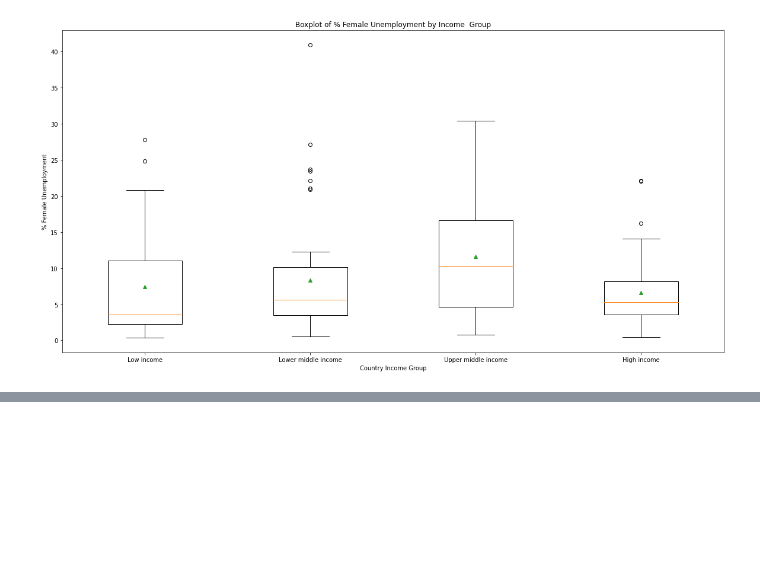
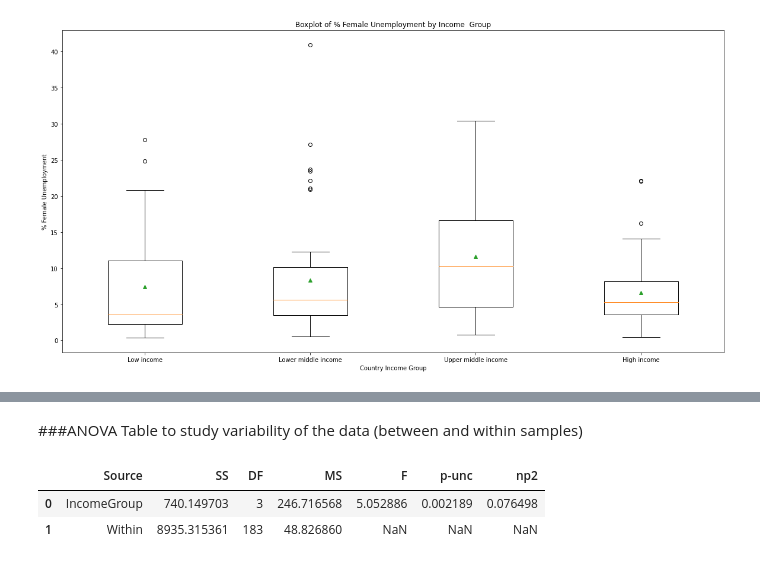
Before and after one commit to panditadata/Another-WorldBank-With-A-Little-Bit-Of-Spice, a Jupyter notebook: World_Bank_Education_Data_Analysis.ipynb, the cells around one changed output, grey strips where cells are left out. Cells and saved outputs as stored; diff of their text form; code cells hidden in the pictures; blank space fills up the shorter version.

```diff
--- a/World_Bank_Education_Data_Analysis.ipynb
+++ b/World_Bank_Education_Data_Analysis.ipynb
@@ -364,0 +767,9 @@ plt.show()
+# %% [markdown]
+###ANOVA Table to study variability of the data (between and within samples)
+# %%
+aov= pg.anova(dv='2019', between='IncomeGroup',data= merged_data_clean,detailed=True)
+aov
+# %% [output]
+|  | Source | SS | DF | MS | F | p-unc | np2 |
+| 0 | IncomeGroup | 740.149703 | 3 | 246.716568 | 5.052886 | 0.002189 | 0.076498 |
+| 1 | Within | 8935.315361 | 183 | 48.826860 | NaN | NaN | NaN |
```
Also changed, not shown: parts of 60 cells of this notebook.
